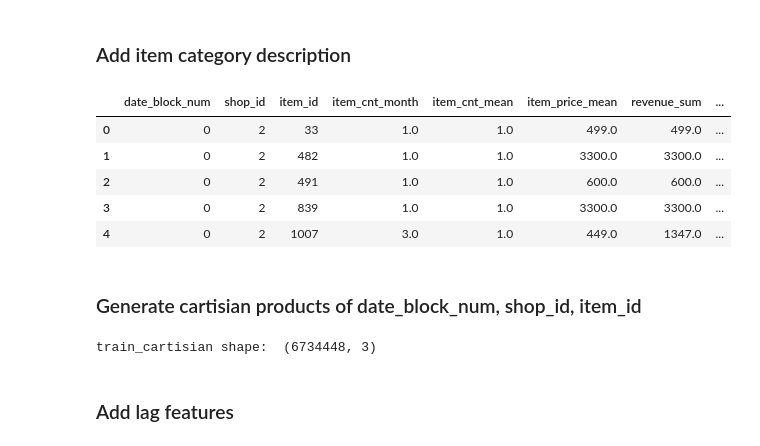
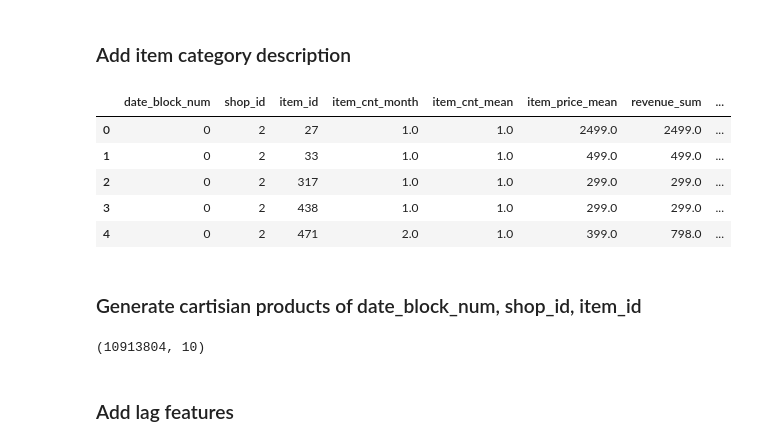
Before and after one commit to FluffyFu/coursera_win_ds_competition, a Jupyter notebook: final_project/code/Lagged_feature.ipynb, the cells around one changed output. Cells and saved outputs as stored; diff of their text form; code cells hidden in the pictures.

Commit message:
half way making new training data

```diff
--- a/final_project/code/Lagged_feature.ipynb
+++ b/final_project/code/Lagged_feature.ipynb
@@ -149,20 +141,20 @@ train_lk shape:  (1227789, 6)
 # %% [markdown]
 ### Add revenue
 # %%
-train_lk['revenue'] = train_lk['item_price'] * train_lk['item_cnt_day']
+train['revenue'] = train['item_price'] * train['item_cnt_day']
 # %% [markdown]
 ### generate month sum and month mean
 # %%
-train_lk_gp = train_lk.groupby(['date_block_num', 'shop_id', 'item_id'], as_index=False)
-train_lk = train_lk_gp.agg({'item_cnt_day': ['sum', 'mean'], 'item_price': ['mean'], 'revenue': ['sum', 'mean']})
-train_lk.columns = ['date_block_num', 'shop_id', 'item_id', 'item_cnt_month', 'item_cnt_mean', 'item_price_mean',
+train_gp = train.groupby(['date_block_num', 'shop_id', 'item_id'], as_index=False)
+train = train_gp.agg({'item_cnt_day': ['sum', 'mean'], 'item_price': ['mean'], 'revenue': ['sum', 'mean']})
+train.columns = ['date_block_num', 'shop_id', 'item_id', 'item_cnt_month', 'item_cnt_mean', 'item_price_mean',
                    'revenue_sum', 'revenue_mean']
 
-cnt_bound = train_lk.item_cnt_month.quantile(0.99)
-mean_bound = train_lk.item_cnt_mean.quantile(0.99)
+cnt_bound = train.item_cnt_month.quantile(0.99)
+mean_bound = train.item_cnt_mean.quantile(0.99)
 print('item_cnt_month 99% quantile: ', cnt_bound)
 print('item_cnt_mean 99% quantile: ', mean_bound)
 # clip item_cnt_month between [0, 21] and item_cnt_mean between [0, 2.5]
-train_lk['item_cnt_month'] = train_lk['item_cnt_month'].clip(lower=0, upper=cnt_bound)
-train_lk['item_cnt_mean'] = train_lk['item_cnt_mean'].clip(lower=0, upper=mean_bound)
+train['item_cnt_month'] = train['item_cnt_month'].clip(lower=0, upper=cnt_bound)
+train['item_cnt_mean'] = train['item_cnt_mean'].clip(lower=0, upper=mean_bound)
 # %% [output]
@@ -171,7 +163,7 @@ item_cnt_mean 99% quantile:  2.5
 # %% [markdown]
 ### Add item category
 # %%
-train_lk = pd.merge(train_lk, item[['item_id', 'item_category_id']], how='left', on='item_id')
+train = pd.merge(train, item[['item_id', 'item_category_id']], how='left', on='item_id')
 # %% [markdown]
 ### Add item category description
 # %%
@@ -245,24 +237,15 @@ from sklearn import preprocessing
 lb = preprocessing.LabelEncoder()
 
 item_cat['item_cat_id_fix'] = lb.fit_transform(l_cat)
-train_lk = train_lk.merge(item_cat[['item_cat_id_fix', 'item_category_id']], on = ['item_category_id'], how = 'left')
+train = train.merge(item_cat[['item_cat_id_fix', 'item_category_id']], on = ['item_category_id'], how = 'left')
 # %%
-train_lk.head(5)
+train.head(5)
 # %% [output]
 |  | date_block_num | shop_id | item_id | item_cnt_month | item_cnt_mean | item_price_mean | revenue_sum | ... |
-| 0 | 0 | 2 | 33 | 1.0 | 1.0 | 499.0 | 499.0 | ... |
-| 1 | 0 | 2 | 482 | 1.0 | 1.0 | 3300.0 | 3300.0 | ... |
-| 2 | 0 | 2 | 491 | 1.0 | 1.0 | 600.0 | 600.0 | ... |
-| 3 | 0 | 2 | 839 | 1.0 | 1.0 | 3300.0 | 3300.0 | ... |
-| 4 | 0 | 2 | 1007 | 3.0 | 1.0 | 449.0 | 1347.0 | ... |
+| 0 | 0 | 2 | 27 | 1.0 | 1.0 | 2499.0 | 2499.0 | ... |
+| 1 | 0 | 2 | 33 | 1.0 | 1.0 | 499.0 | 499.0 | ... |
+| 2 | 0 | 2 | 317 | 1.0 | 1.0 | 299.0 | 299.0 | ... |
+| 3 | 0 | 2 | 438 | 1.0 | 1.0 | 299.0 | 299.0 | ... |
+| 4 | 0 | 2 | 471 | 2.0 | 1.0 | 399.0 | 798.0 | ... |
 # %% [markdown]
 ### Generate cartisian products of date_block_num, shop_id, item_id
-# %%
-car_prod = np.array(list(product(*[train_lk.date_block_num.unique(), train_lk.shop_id.unique(), train_lk.item_id.unique()])))
-train_car = pd.DataFrame(car_prod, columns=['date_block_num', 'shop_id', 'item_id'])
-print('train_cartisian shape: ', train_car.shape)
-
-train_lk = pd.merge(train_car, train_lk, how='left', on=['date_block_num', 'shop_id', 'item_id'])
-train_lk.fillna(0, inplace=True)
-# %% [output]
-train_cartisian shape:  (6734448, 3)
@@ -269,3 +275,7 @@ train_cartisian shape:  (6734448, 3)
+# %%
+train_car.shape
+# %% [output]
+(10913804, 10)
 # %% [markdown]
 ### Add lag features
 # %%
```
Also changed, not shown: parts of 8 cells of this notebook.
